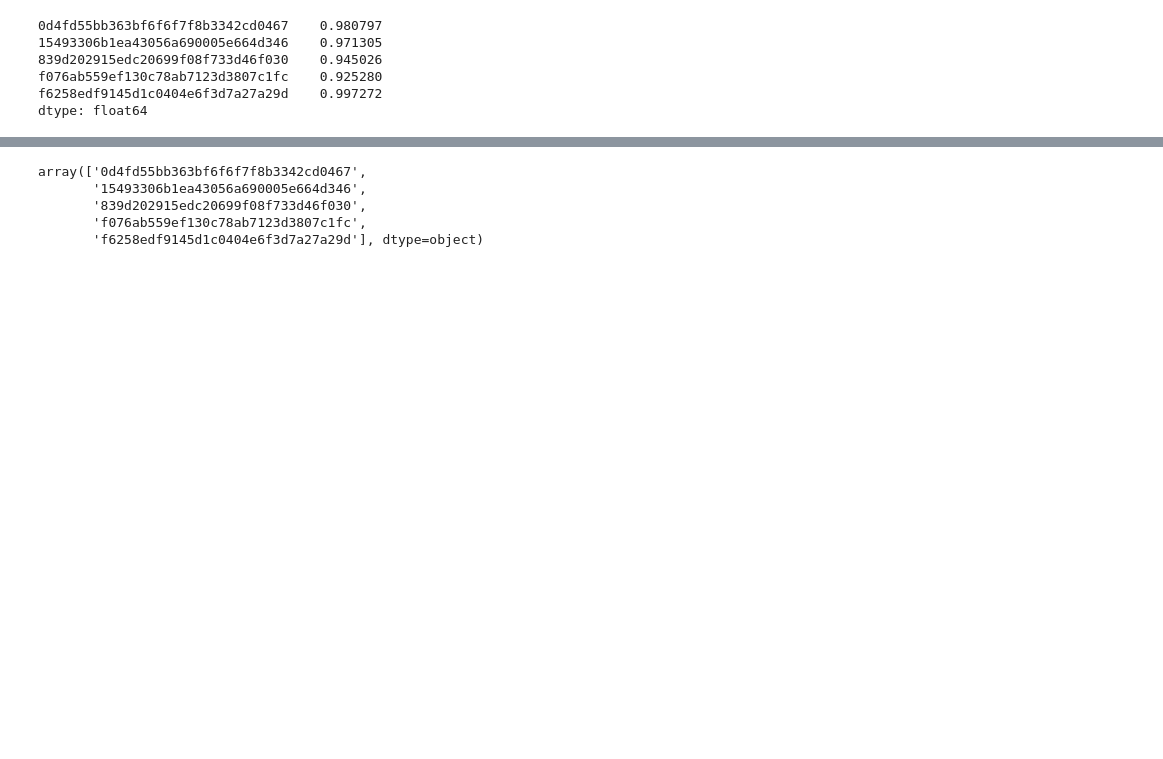
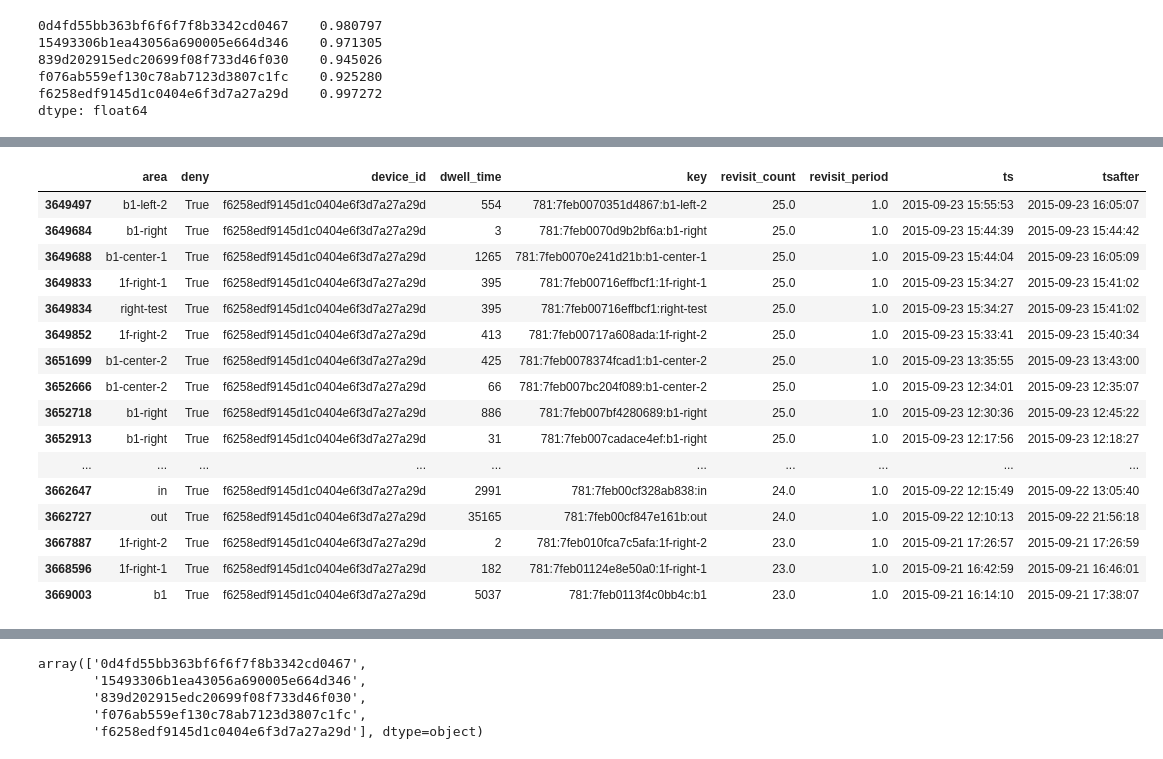
Before and after one commit to Yoo-Ju/MSRA_proposal_wifi_log, a Jupyter notebook: notebook/Supervised_model(basic_features).ipynb, the cells around one changed output, grey strips where cells are left out. Cells and saved outputs as stored; diff of their text form; code cells hidden in the pictures; blank space fills up the shorter version.

```diff
--- a/notebook/Supervised_model(basic_features).ipynb
+++ b/notebook/Supervised_model(basic_features).ipynb
@@ -135,0 +154,2 @@ dtype: float64
+# %%
+df_toy['tsafter'] = df_toy['ts']+(1000*df_toy['dwell_time'])
@@ -135,0 +162,8 @@ dtype: float64
+# %%
+### F8: temporally annotated sequence
+
+df_toy_839d = df_toy.loc[df_toy['device_id']=='f6258edf9145d1c0404e6f3d7a27a29d']
+
+
+df_toy_839d['ts'] = df_toy_839d['ts'].apply(lambda x: datetime.datetime.fromtimestamp(int(x/1000)).strftime('%Y-%m-%d %H:%M:%S'))
+df_toy_839d['tsafter'] = df_toy_839d['tsafter'].apply(lambda x: datetime.datetime.fromtimestamp(int(x/1000)).strftime('%Y-%m-%d %H:%M:%S'))
@@ -135,0 +179,20 @@ dtype: float64
+# %%
+df_toy_839d.loc[df_toy_839d['dwell_time'] > 0][-800:-750]
+# %% [output]
+|  | area | deny | device_id | dwell_time | key | revisit_count | revisit_period | ts | tsafter |
+| 3649497 | b1-left-2 | True | f6258edf9145d1c0404e6f3d7a27a29d | 554 | 781:7feb0070351d4867:b1-left-2 | 25.0 | 1.0 | 2015-09-23 15:55:53 | 2015-09-23 16:05:07 |
+| 3649684 | b1-right | True | f6258edf9145d1c0404e6f3d7a27a29d | 3 | 781:7feb0070d9b2bf6a:b1-right | 25.0 | 1.0 | 2015-09-23 15:44:39 | 2015-09-23 15:44:42 |
+| 3649688 | b1-center-1 | True | f6258edf9145d1c0404e6f3d7a27a29d | 1265 | 781:7feb0070e241d21b:b1-center-1 | 25.0 | 1.0 | 2015-09-23 15:44:04 | 2015-09-23 16:05:09 |
+| 3649833 | 1f-right-1 | True | f6258edf9145d1c0404e6f3d7a27a29d | 395 | 781:7feb00716effbcf1:1f-right-1 | 25.0 | 1.0 | 2015-09-23 15:34:27 | 2015-09-23 15:41:02 |
+| 3649834 | right-test | True | f6258edf9145d1c0404e6f3d7a27a29d | 395 | 781:7feb00716effbcf1:right-test | 25.0 | 1.0 | 2015-09-23 15:34:27 | 2015-09-23 15:41:02 |
+| 3649852 | 1f-right-2 | True | f6258edf9145d1c0404e6f3d7a27a29d | 413 | 781:7feb00717a608ada:1f-right-2 | 25.0 | 1.0 | 2015-09-23 15:33:41 | 2015-09-23 15:40:34 |
+| 3651699 | b1-center-2 | True | f6258edf9145d1c0404e6f3d7a27a29d | 425 | 781:7feb0078374fcad1:b1-center-2 | 25.0 | 1.0 | 2015-09-23 13:35:55 | 2015-09-23 13:43:00 |
+| 3652666 | b1-center-2 | True | f6258edf9145d1c0404e6f3d7a27a29d | 66 | 781:7feb007bc204f089:b1-center-2 | 25.0 | 1.0 | 2015-09-23 12:34:01 | 2015-09-23 12:35:07 |
+| 3652718 | b1-right | True | f6258edf9145d1c0404e6f3d7a27a29d | 886 | 781:7feb007bf4280689:b1-right | 25.0 | 1.0 | 2015-09-23 12:30:36 | 2015-09-23 12:45:22 |
+| 3652913 | b1-right | True | f6258edf9145d1c0404e6f3d7a27a29d | 31 | 781:7feb007cadace4ef:b1-right | 25.0 | 1.0 | 2015-09-23 12:17:56 | 2015-09-23 12:18:27 |
+| ... | ... | ... | ... | ... | ... | ... | ... | ... | ... |
+| 3662647 | in | True | f6258edf9145d1c0404e6f3d7a27a29d | 2991 | 781:7feb00cf328ab838:in | 24.0 | 1.0 | 2015-09-22 12:15:49 | 2015-09-22 13:05:40 |
+| 3662727 | out | True | f6258edf9145d1c0404e6f3d7a27a29d | 35165 | 781:7feb00cf847e161b:out | 24.0 | 1.0 | 2015-09-22 12:10:13 | 2015-09-22 21:56:18 |
+| 3667887 | 1f-right-2 | True | f6258edf9145d1c0404e6f3d7a27a29d | 2 | 781:7feb010fca7c5afa:1f-right-2 | 23.0 | 1.0 | 2015-09-21 17:26:57 | 2015-09-21 17:26:59 |
+| 3668596 | 1f-right-1 | True | f6258edf9145d1c0404e6f3d7a27a29d | 182 | 781:7feb01124e8e50a0:1f-right-1 | 23.0 | 1.0 | 2015-09-21 16:42:59 | 2015-09-21 16:46:01 |
+| 3669003 | b1 | True | f6258edf9145d1c0404e6f3d7a27a29d | 5037 | 781:7feb0113f4c0bb4c:b1 | 23.0 | 1.0 | 2015-09-21 16:14:10 | 2015-09-21 17:38:07 |
```
Also changed, not shown: parts of 62 cells of this notebook, 8 other files.
